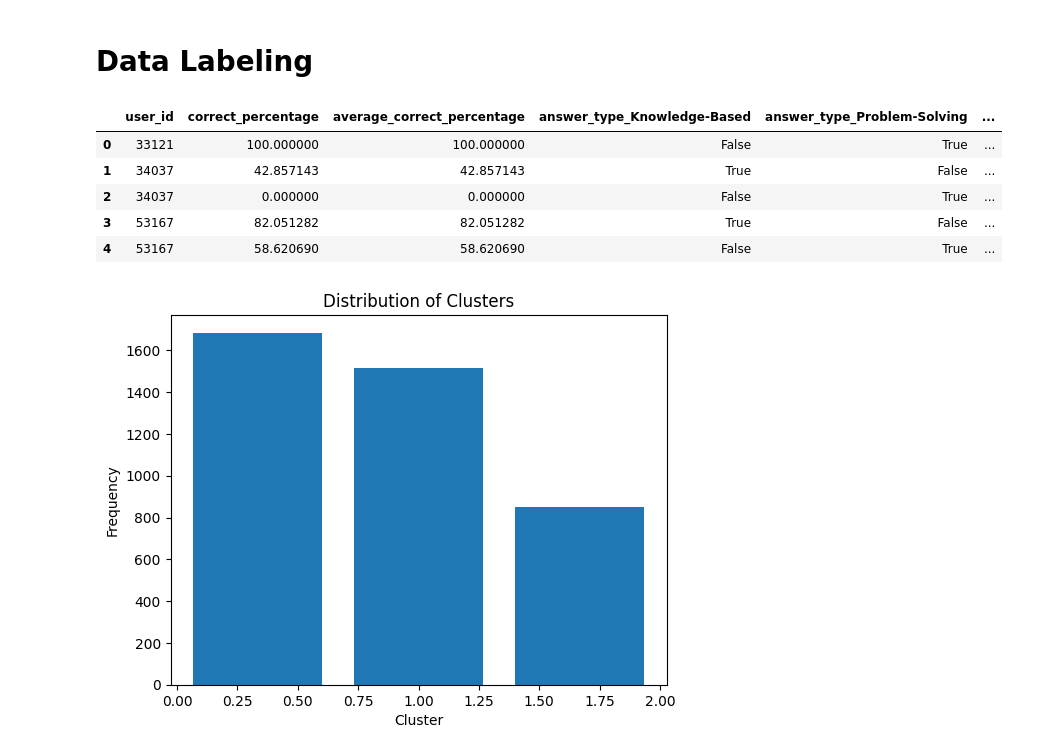
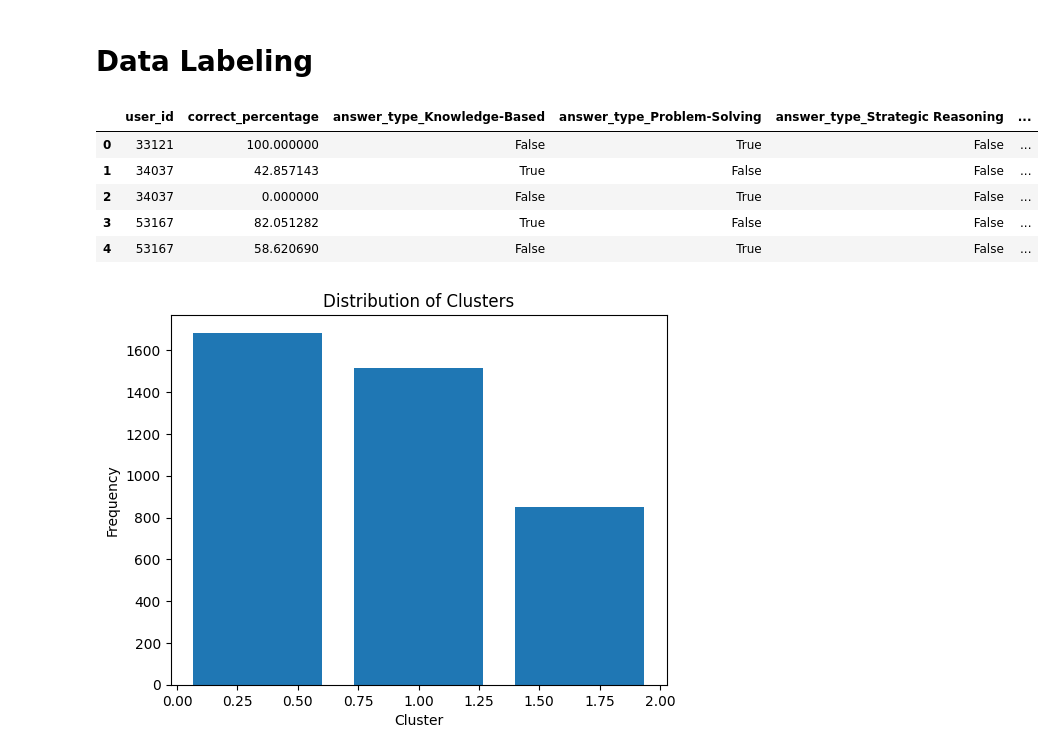
Before and after one commit to Ahmed-M-Fayad/Student-Performance-Classifier, a Jupyter notebook: Model Training/Model_training.ipynb, the cells around one changed output. Cells and saved outputs as stored; diff of their text form; code cells hidden in the pictures.

```diff
--- a/Model Training/Model_training.ipynb
+++ b/Model Training/Model_training.ipynb
@@ -139,8 +141,6 @@ aggregated_df
 4051 rows × 5 columns
 # %% [markdown]
 ---
-# %%
-aggregated_df['average_correct_percentage'] = aggregated_df['correct_sum'] / aggregated_df['total_questions'] * 100
 # %%
 # Drop unnecessary columns
 final_data = aggregated_df.drop(columns=['correct_sum', 'total_questions'])
@@ -169,19 +169,19 @@ final_data_encoded = pd.get_dummies(final_data)
 # %%
 from sklearn.cluster import KMeans
 
 # Apply KMeans clustering
 kmeans = KMeans(n_clusters=3, random_state=42)
-final_data_encoded['cluster'] = kmeans.fit_predict(final_data_encoded[['average_correct_percentage']])
+final_data_encoded['cluster'] = kmeans.fit_predict(final_data_encoded[['correct_percentage']])
 
 # Check the new clustering results
 final_data_encoded.head()
 # %% [output]
-|  | user_id | correct_percentage | average_correct_percentage | answer_type_Knowledge-Based | answer_type_Problem-Solving | ... |
-| 0 | 33121 | 100.000000 | 100.000000 | False | True | ... |
-| 1 | 34037 | 42.857143 | 42.857143 | True | False | ... |
-| 2 | 34037 | 0.000000 | 0.000000 | False | True | ... |
-| 3 | 53167 | 82.051282 | 82.051282 | True | False | ... |
-| 4 | 53167 | 58.620690 | 58.620690 | False | True | ... |
+|  | user_id | correct_percentage | answer_type_Knowledge-Based | answer_type_Problem-Solving | answer_type_Strategic Reasoning | ... |
+| 0 | 33121 | 100.000000 | False | True | False | ... |
+| 1 | 34037 | 42.857143 | True | False | False | ... |
+| 2 | 34037 | 0.000000 | False | True | False | ... |
+| 3 | 53167 | 82.051282 | True | False | False | ... |
+| 4 | 53167 | 58.620690 | False | True | False | ... |
 # %%
 import matplotlib.pyplot as plt
 
```
Also changed, not shown: parts of 13 cells of this notebook, 5 other files.
